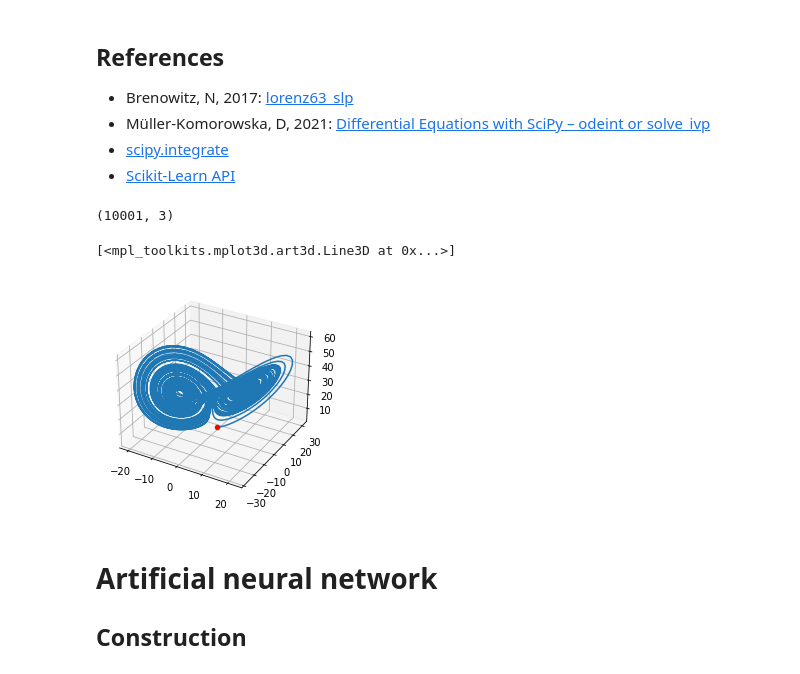
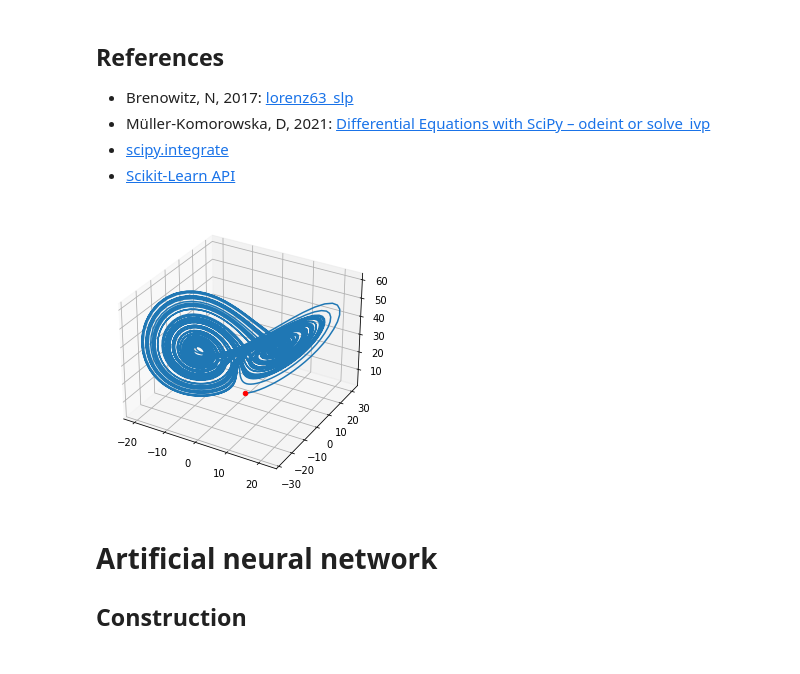
Before and after one commit to tenomoto/l63vda, a Jupyter notebook: l63nn.ipynb, the cells around one changed output. Cells and saved outputs as stored; diff of their text form; code cells hidden in the pictures.

```diff
--- a/l63nn.ipynb
+++ b/l63nn.ipynb
@@ -36,16 +37,12 @@ _ = fom(nexp, 0, w0, param)
 w = np.load(f"m{nexp:02}c000.npy")
-# %%
-w.shape
-# %% [output]
-(10001, 3)
 # %%
-fig = plt.figure()
+fig = plt.figure(figsize=[7,5])
 ax = fig.add_subplot(projection="3d")
 ax.scatter(*w[0,:], c="red")
 ax.plot(*w.transpose())
+plt.show()
 # %% [output]
-[<mpl_toolkits.mplot3d.art3d.Line3D at 0x...>]
-[figure, old version]
+[figure, new version]
 # %% [markdown]
 # Artificial neural network
 
```
Also changed, not shown: parts of 10 cells of this notebook.
